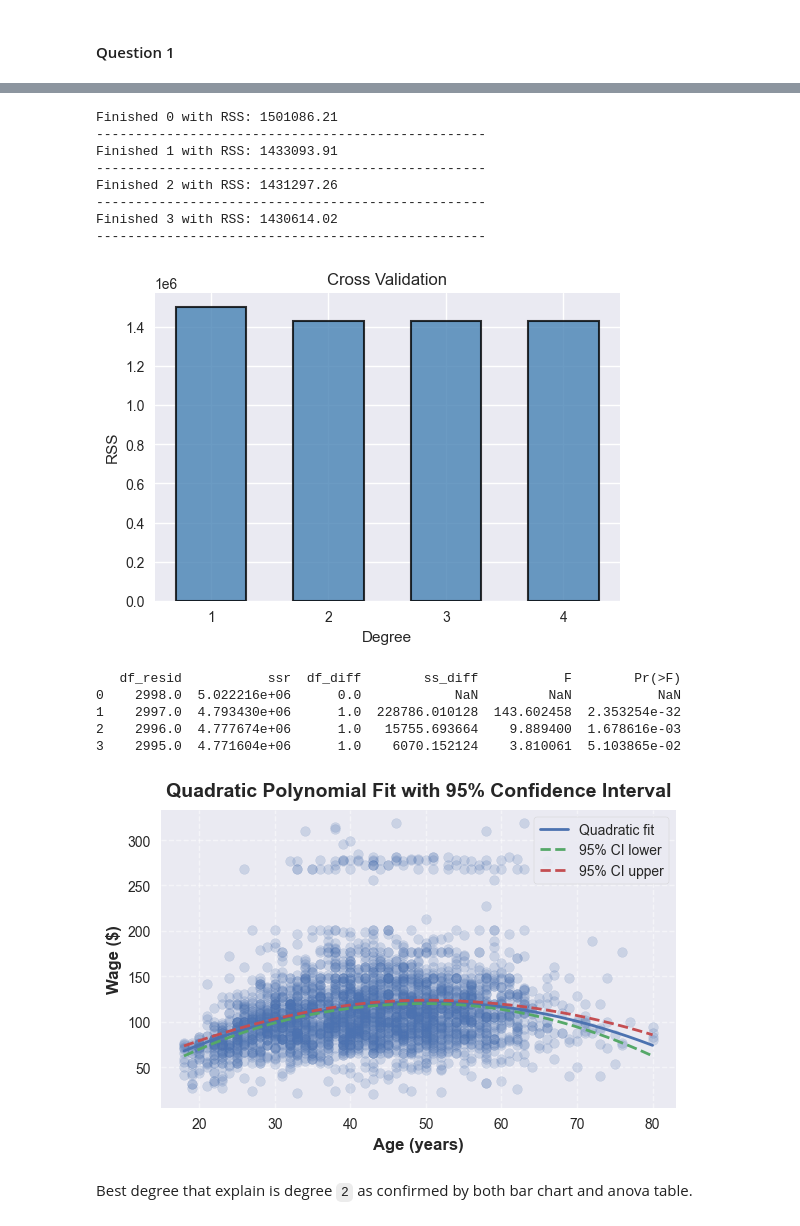
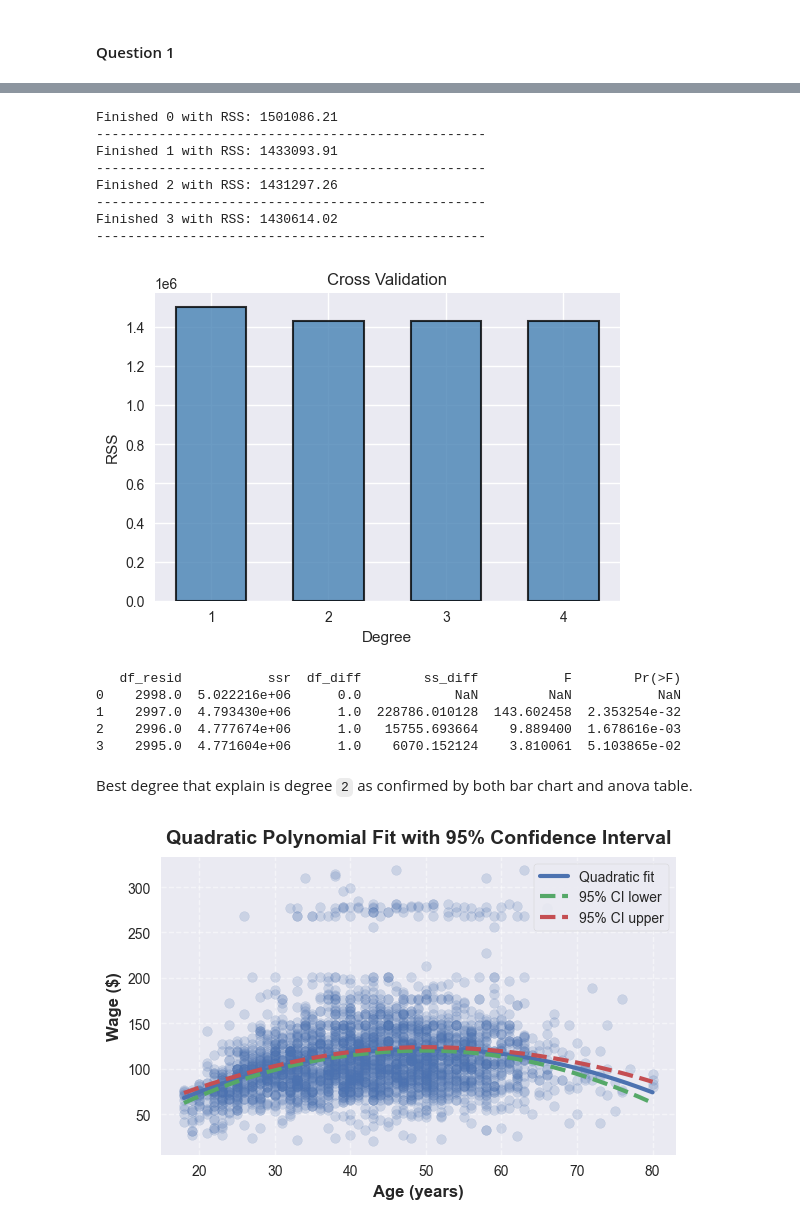
Before and after one commit to kkkamur07/ISL-Learning, a Jupyter notebook: NonLinearity/nonLinearity-questions.ipynb, the cells around one changed output, grey strips where cells are left out. Drawn from its saved outputs; the diff is of its cells as text; code cells hidden in the pictures.

```diff
--- a/NonLinearity/nonLinearity-questions.ipynb
+++ b/NonLinearity/nonLinearity-questions.ipynb
@@ -28,7 +28,6 @@ data.head()
 | 4 | 2005 | 50 | 4. Divorced | 1. White | 2. HS Grad | 2. Middle Atlantic | 2. Information | 1. <=Good | 1. Yes | 4.318063 | ... |
 # %%
 # Age -> Wage -> CrossValidation (d) -> Anova -> Plot
-
 models = [MS([poly("age", degree=i)]).fit(data) for i in range(1, 5)]
 x_dat = [m.transform(data) for m in models]
 
@@ -80,22 +79,6 @@ x_new = design.transform(age_df)
 model = sm.OLS(y, x).fit()
 preds = model.get_prediction(x_new) # This function houses the conf band
 bands = preds.conf_int(alpha=0.05)
-
-# Plotting the results
-labels = ['Quadratic fit', '95% CI lower', '95% CI upper']
-fig, ax = plt.subplots(figsize=(6,4))
-ax.scatter(age, y, alpha=0.2)
-for val, ls, label in zip([preds.predicted_mean, bands[:,0], bands[:,1]], ['-', '--', '--'], labels):
-    ax.plot(age_grid, val, ls=ls, linewidth=2, label=label)
-ax.grid(True, linestyle='--', alpha=0.5)
-ax.set_xlabel('Age (years)', fontsize=12, fontweight='bold')
-ax.set_ylabel('Wage ($)', fontsize=12, fontweight='bold')
-ax.set_title('Quadratic Polynomial Fit with 95% Confidence Interval',
-             fontsize=14, fontweight='bold', pad=10)
-ax.legend(loc='upper right', framealpha=0.9, frameon=True, fontsize=10)
-plt.style.use('seaborn-v0_8')
-plt.tight_layout()
-plt.show()
 # %% [output]
 Finished 0 with RSS: 1501086.21
 --------------------------------------------------
@@ -111,6 +94,23 @@ Finished 3 with RSS: 1430614.02
 1    2997.0  4.793430e+06      1.0  228786.010128  143.602458  2.353254e-32
 2    2996.0  4.777674e+06      1.0   15755.693664    9.889400  1.678616e-03
 3    2995.0  4.771604e+06      1.0    6070.152124    3.810061  5.103865e-02
-[figure, removed]
 # %% [markdown]
 Best degree that explain is degree `2` as confirmed by both bar chart and anova table.
+# %%
+# Plotting the results
+labels = ['Quadratic fit', '95% CI lower', '95% CI upper']
+fig, ax = plt.subplots(figsize=(6,4))
+ax.scatter(age, y, alpha=0.2)
+for val, ls, label in zip([preds.predicted_mean, bands[:,0], bands[:,1]], ['-', '--', '--'], labels):
+    ax.plot(age_grid, val, ls=ls, linewidth=3, label=label)
+ax.grid(True, linestyle='--', alpha=0.5)
+ax.set_xlabel('Age (years)', fontsize=12, fontweight='bold')
+ax.set_ylabel('Wage ($)', fontsize=12, fontweight='bold')
+ax.set_title('Quadratic Polynomial Fit with 95% Confidence Interval',
+             fontsize=14, fontweight='bold', pad=10)
+ax.legend(loc='upper right', framealpha=0.9, frameon=True, fontsize=10)
+plt.style.use('seaborn-v0_8')
+plt.tight_layout()
+plt.show()
+# %% [output]
+[figure, added]
```
Also changed, not shown: parts of 7 cells of this notebook, 1 other file.
